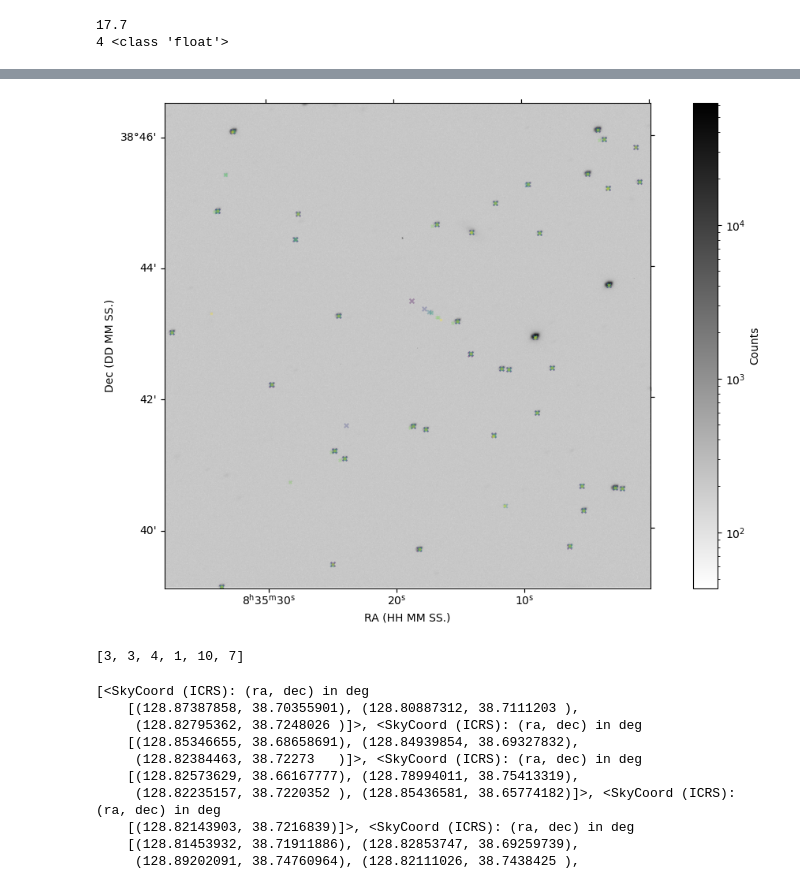
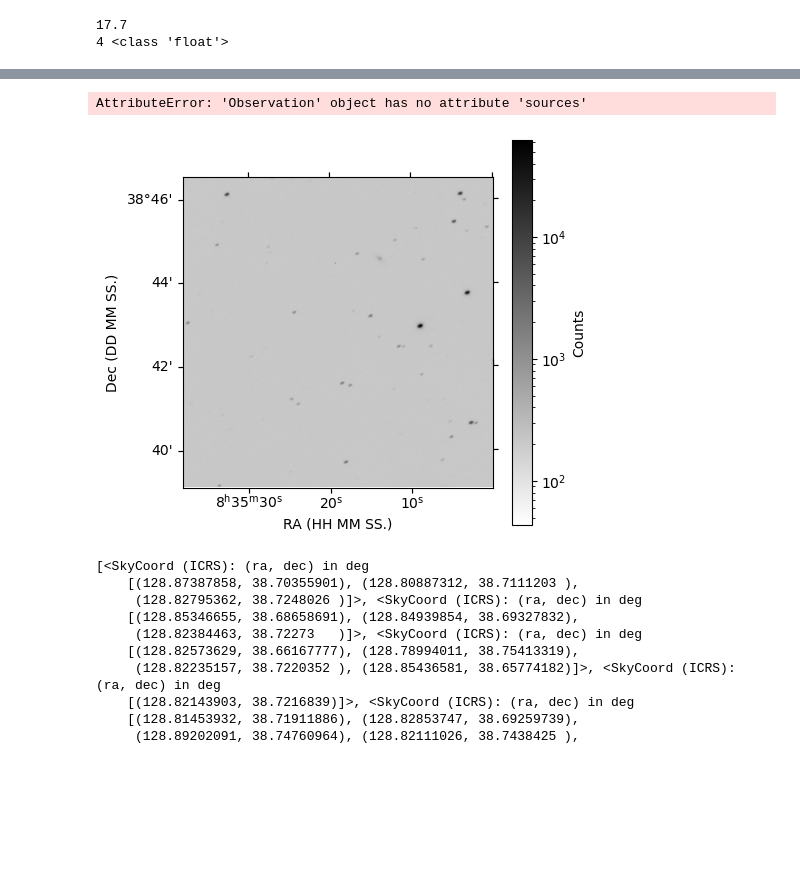
Before and after one commit to rytruji/12411, a Jupyter notebook: code/testing.ipynb, the cells around one changed output, grey strips where cells are left out. Cells and saved outputs as stored; diff of their text form; code cells hidden in the pictures; blank space fills up the shorter version.

Commit message:
Formatting Changes and Getting things Back to Date

```diff
--- a/code/testing.ipynb
+++ b/code/testing.ipynb
@@ -21,18 +21,29 @@ print(len(f"{a:2.1f}"), type(a))
 17.7
 4 <class 'float'>
 # %%
+import numpy as np
+
 from astrometry.astrometry import Astrometry
+from astrometry.query import G_filter_transform
+
+from astropy.modeling.fitting import warnings
+warnings.filterwarnings("ignore")
 import astropy.units as u
+from astropy.time import Time
 
-astro = Astrometry("C:/Users/truji/Desktop/MIT_F25/12_411/data/20260115/2026AX2/",
-                   "/mnt/c/Users/truji/Desktop/MIT_F25/12_411/data/20260115/2026AX2/")
+TCS_midtime = lambda header: Time(header.get("DATE-OBS") + "T" + header.get("EXP-STRT")) + (float(header.get("EXPTIME")) / 2) * u.second
 
+# create Astrometry coordinator object containing all data files
+astro = Astrometry("C:/Users/truji/Desktop/MIT_F25/12_411/data/20260115/2026AX2",
+                   "/mnt/c/Users/truji/Desktop/MIT_F25/12_411/data/20260115/2026AX2",
+                   midtime_format=TCS_midtime
+                   )
+
+# calibrate all data files using the given masters
 astro.calibrate_observations('C:/Users/truji/Desktop/MIT_F25/12_411/data/20260115/masters/20260115_masterBIAS_SDSSr.fits',
-                             'C:/Users/truji/Desktop/MIT_F25/12_411/data/20260115/masters/20260115_masterFLAT_SDSSr.fits',)
+                             'C:/Users/truji/Desktop/MIT_F25/12_411/data/20260115/masters/20260115_masterFLAT_SDSSr.fits')
 
-# astro.center_mask_radius(1000)
-
-astro.get_solutions(xyls=True, sigma=5, fwhm=5, make_plots=True, use_existing=False)
-
-astro.make_converters(degree=3)
+# get astrometric solutions for all plates
+# debug for solve-field calls written to ./debug/ unless parameter 'silent' is True
+astro.get_solutions(xyls=True, sigma=5, fwhm=5, make_plots=True, use_existing=True, degree=1)
 # %% [output]
@@ -42,7 +53,6 @@ from tqdm import tqdm
 from astropy.coordinates import SkyCoord
 from astropy.time import Time
 import matplotlib.pyplot as plt
-from photutils.aperture import CircularAperture
 import astropy.units as u
 import numpy as np
 
@@ -51,7 +61,7 @@ all_times = []
 
 obs = list(astro.observations)[3]
 
-fig = plt.figure(figsize=(14, 8.0))
+fig = plt.figure(figsize=(5, 5))
 ax = fig.add_subplot(projection=obs.wcs)
 
 im = ax.imshow(obs.data, cmap="gray_r", norm='log')
@@ -68,12 +78,12 @@ for i, obs in tqdm(enumerate(astro.observations), total=len(astro.observations),
     y_1 = obs.sources["ycentroid"].astype(np.float32)
     sc = SkyCoord([obs.px_to_eq(x, y) for x, y in zip(x_1, y_1)])
 
-    color = cmap(i / max(n - 1, 1))
+    color = cmap(i / 2*max(n - 1, 1))
 
     ax.scatter(
         sc.ra.deg,
         sc.dec.deg,
-        s=(n-i)*3,
+        s=20,
         marker="x",
         alpha=0.3,
         color=color,
@@ -88,35 +98,35 @@ for i, obs in tqdm(enumerate(astro.observations), total=len(astro.observations),
 ax.set_aspect("equal")
 ax.relim()
 ax.autoscale_view()
 plt.show()
 
 
 tol = 0.5 * u.arcsec
 
 for i in tqdm(range(len(all_sources)), desc="Culling Stationary Sources"):
     ref = all_sources[i]
 
     ref_is_static = np.zeros(len(ref), dtype=bool)
 
     for k in range(len(all_sources)):
         if k == i: continue
 
         sc = all_sources[k]
 
         idx_ref, idx_sc, sep2d, _ = sc.search_around_sky(ref, tol)
 
         ref_is_static[idx_ref] = True
 
         keep_sc = np.ones(len(sc), dtype=bool)
         keep_sc[idx_sc] = False
         all_sources[k] = sc[keep_sc]
 
     all_sources[i] = ref[~ref_is_static]
 
 print([len(sources) for sources in all_sources])
 # %% [output]
+AttributeError: 'Observation' object has no attribute 'sources'
-[figure, old version]
+[figure, new version]
-[3, 3, 4, 1, 10, 7]
 # %%
 obs = list(astro.observations)[3]
 
```
Also changed, not shown: parts of 1 cell of this notebook, 10 other files.
